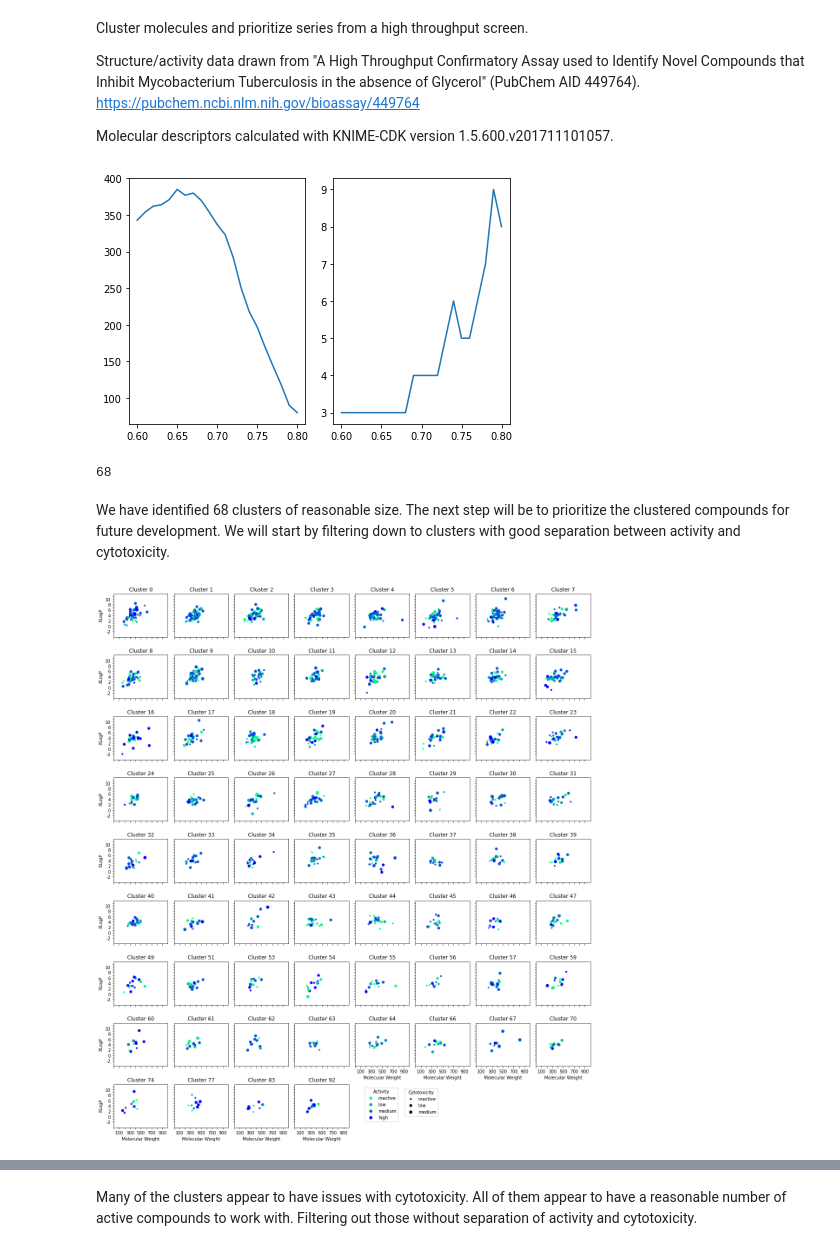
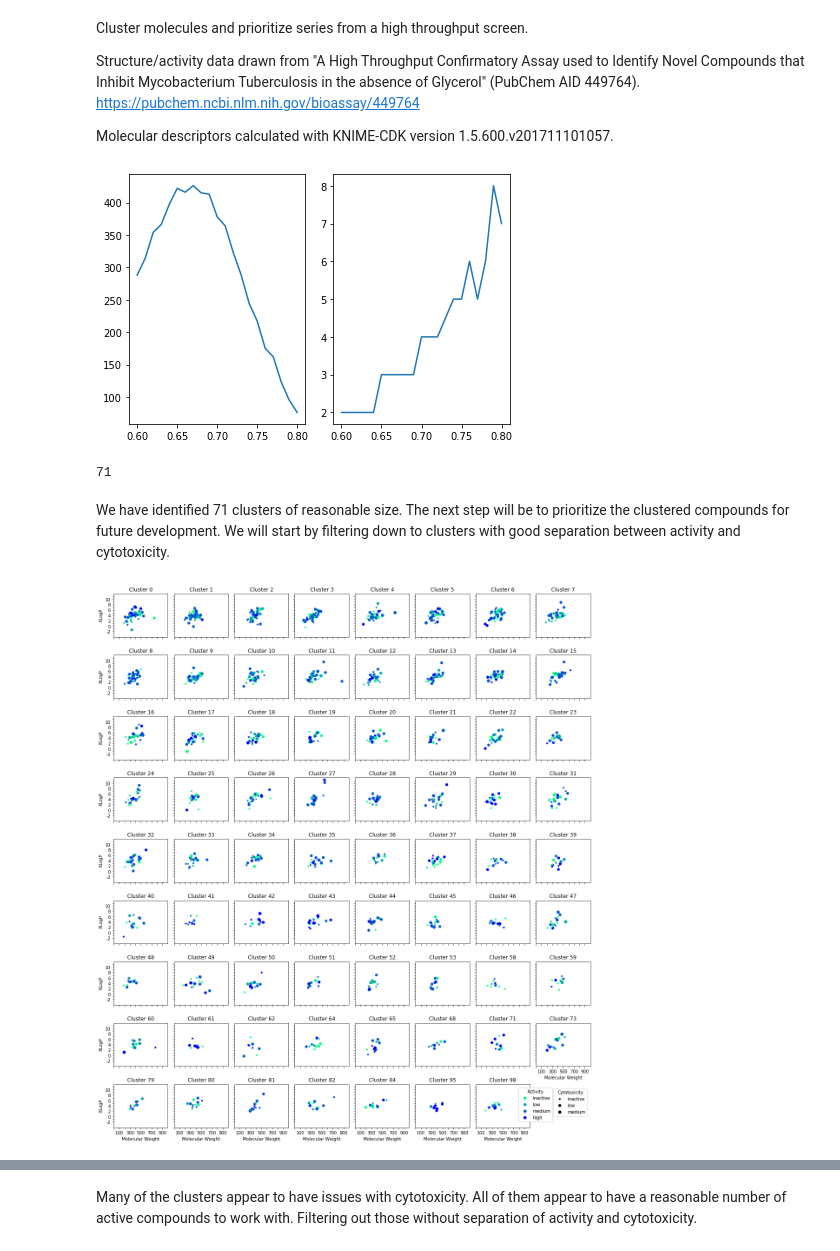
Before and after one commit to jsmith13/cluster-screening, a Jupyter notebook: clusters.ipynb, the cells around one changed output, grey strips where cells are left out. Cells and saved outputs as stored; diff of their text form; code cells hidden in the pictures.

Commit message:
Fixed bug in clustering algorithm.

```diff
--- a/clusters.ipynb
+++ b/clusters.ipynb
@@ -59,9 +58,9 @@ for i in range(len(screening_data["fingerprints"])):
 # declare an empty list to hold the distances
 distances_list = []
 
-# iterate through the matrix row by row, taking just the diagonal and top half
+# iterate through the matrix row by row, taking just the top half
 for i in range(np.shape(distances)[0]):
-    for j in range(i, np.shape(distances)[1]):
+    for j in range(i+1, np.shape(distances)[1]):
         distances_list.append(distances[i, j])
 # %%
 ## tune clustering algorithm
@@ -87,7 +86,7 @@ axs[0].plot(epsilon, n_clusters[:, 0])
 axs[1].plot(epsilon, n_clusters[:, 1])
 plt.show()
 # %% [output]
-[figure, old version]
+[figure, new version]
 # %%
 ## cluster compounds
 # cluster compounds to give a balance between number of clusters and cluster size
@@ -107,19 +106,16 @@ clustered_data = screening_data.query("cluster in @major_clusters")
 # number of major clusters
 len(major_clusters)
 # %% [output]
-68
+71
 # %% [markdown]
-We have identified 68 clusters of reasonable size. The next step will be to prioritize the clustered compounds for future development. We will start by filtering down to clusters with good separation between activity and cytotoxicity.
+We have identified 71 clusters of reasonable size. The next step will be to prioritize the clustered compounds for future development. We will start by filtering down to clusters with good separation between activity and cytotoxicity.
 # %%
 ## plot clusters independently
 # create a grid of axes
 fig, axs = plt.subplots(9, 8, tight_layout = True, figsize = (16, 18))
 
-# hide the empty subplots
+# hide the empty subplot
 axs[-1, -1].axis("off")
-axs[-1, -2].axis("off")
-axs[-1, -3].axis("off")
-axs[-1, -4].axis("off")
 
 # add a scatterplot for each cluster
 for i in range(len(clustered_data["cluster"].unique())):
@@ -136,40 +132,39 @@ for i in range(len(clustered_data["cluster"].unique())):
 
     # set scale and tick marks
     axs.flat[i].set_xlim([0, 1000])
     axs.flat[i].set_xticks([i * 100 for i in range(10)])
     axs.flat[i].set_xticklabels([])
     axs.flat[i].set_ylim([-4, 12])
     axs.flat[i].set_yticks([i for i in range(-2, 12)])
     axs.flat[i].set_yticklabels([])
 
 # label axis on the outside of the plot
 # x-axis
-for i in axs[8, 0:4]:
+for i in axs[8, 0:7]:
     i.set_xlabel("Molecular Weight")
     i.set_xticklabels([str(i * 100) if i%2 == 1 else "" for i in range(10)])
-for i in axs[7, 4:8]:
-    i.set_xlabel("Molecular Weight")
-    i.set_xticklabels([str(i * 100) if i%2 == 1 else "" for i in range(10)])
+axs[7, 7].set_xlabel("Molecular Weight")
+axs[7, 7].set_xticklabels([str(i * 100) if i%2 == 1 else "" for i in range(10)])
 # y-axis
 for i in axs[:, 0]:
     i.set_ylabel("XLogP")
     i.set_yticklabels([str(i) if i%2 == 0 else "" for i in range(-2, 12)])
 
 # add legends for color and size
 dummy = plt.scatter(clustered_data["MW"], clustered_data["XLogP"],
     c = clustered_data["activity levels"].cat.codes, s = (clustered_data["cytotoxicity"].cat.codes + 1) * 10, cmap = "winter_r")
 color_legend = fig.legend(dummy.legend_elements(prop = "colors")[0], cluster_data["activity levels"].cat.categories,
-                          loc = [0.54, 0.04], title = "Activity")
+                          loc = [0.85, 0.04], title = "Activity")
 fig.add_artist(color_legend)
 size_legend = fig.legend(dummy.legend_elements(prop = "sizes")[0], cluster_data["cytotoxicity"].cat.categories,
-                         loc = [0.62, 0.05], title = "Cytotoxicity")
+                         loc = [0.92, 0.05], title = "Cytotoxicity")
 fig.add_artist(size_legend)
 dummy.remove()
 
 # display the figure
 fig.show()
 # %% [output]
-[figure, old version]
+[figure, new version]
 # %%
 ## calculate activity window for clustered compounds
 # calculate activity window (-log10)
```
Also changed, not shown: parts of 9 cells of this notebook.
